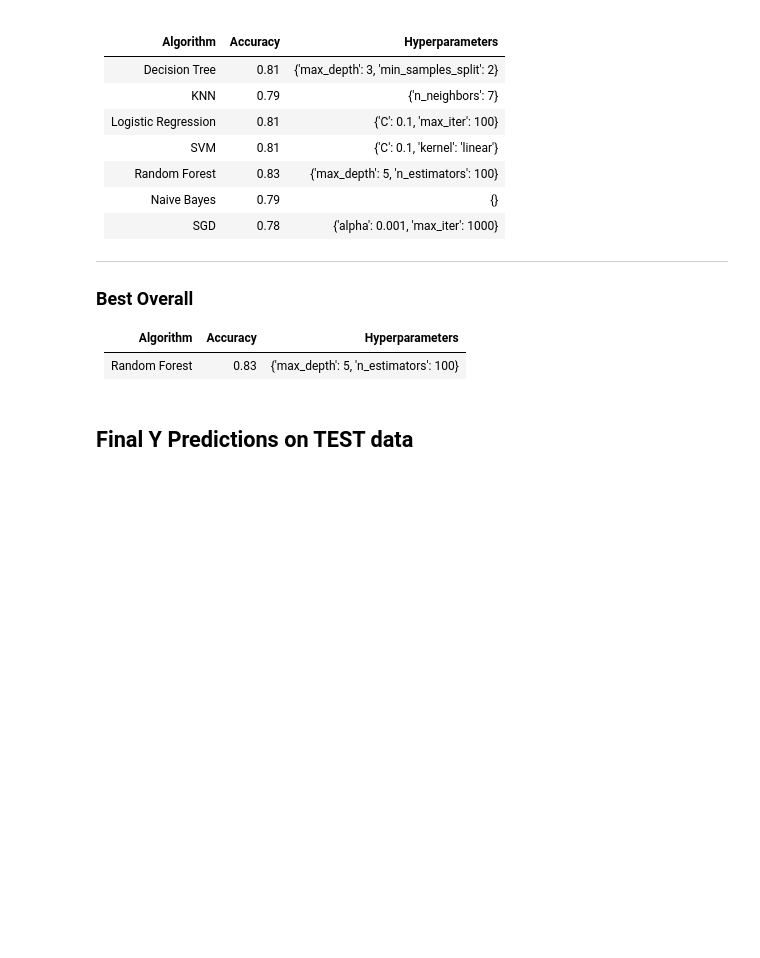
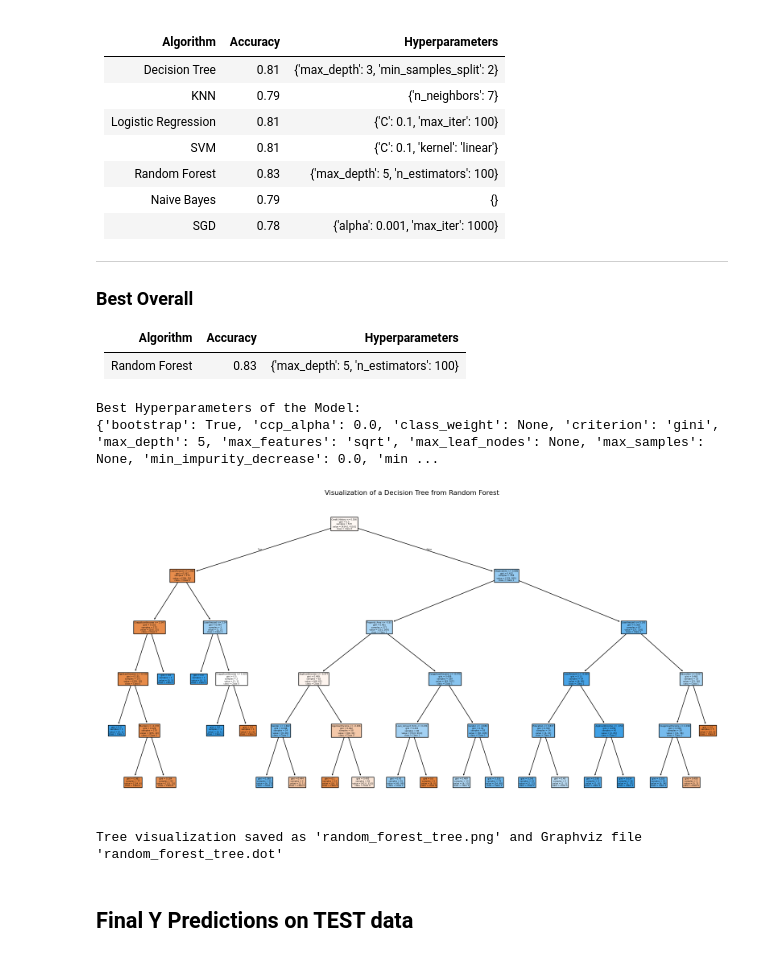
Before and after one commit to MohitPanchasara/Machine-Learning, a Jupyter notebook: Projects/Top 10 benchmark algorithms/Task10_Benchmark_ML_Algorithms.ipynb, the cells around one changed output. Saved outputs shown, nothing was run; the diff lists cells and outputs as text; code cells hidden in the pictures; blank space fills up the shorter version.

```diff
--- a/Projects/Top 10 benchmark algorithms/Task10_Benchmark_ML_Algorithms.ipynb
+++ b/Projects/Top 10 benchmark algorithms/Task10_Benchmark_ML_Algorithms.ipynb
@@ -1141,6 +1141,39 @@ weighted avg       0.85      0.83      0.83       844
 |   Algorithm   |Accuracy|            Hyperparameters            |
 |---------------|--------|---------------------------------------|
 | Random Forest |  0.83  | {'max_depth': 5, 'n_estimators': 100} |
+# %%
+import joblib
+import pandas as pd
+import matplotlib.pyplot as plt
+from sklearn.tree import plot_tree
+import graphviz
+from sklearn.tree import export_graphviz
+
+model_filename = 'models/Final_model.pkl'
+rf = joblib.load(model_filename)
+
+best_params = rf.get_params()
+print("Best Hyperparameters of the Model:")
+print(best_params)
+
+# Visualizing one of the best trees in the forest
+tree_index = 0  # Choose a tree to visualize
+plt.figure(figsize=(20, 10))
+plot_tree(rf.estimators_[tree_index], filled=True, feature_names=X_train_resampled.columns, class_names=['Class 0', 'Class 1'])
+plt.title("Visualization of a Decision Tree from Random Forest")
+plt.savefig("random_forest_tree.png")  # Save as an image
+plt.show()
+# %% [output]
+Best Hyperparameters of the Model:
+{'bootstrap': True, 'ccp_alpha': 0.0, 'class_weight': None, 'criterion': 'gini', 'max_depth': 5, 'max_features': 'sqrt', 'max_leaf_nodes': None, 'max_samples': None, 'min_impurity_decrease': 0.0, 'min ...
+[figure, added]
+# %%
+dot_filename = "random_forest_tree.dot"
+export_graphviz(rf.estimators_[tree_index], out_file=dot_filename, filled=True, feature_names=X_train_resampled.columns, class_names=['Class 0', 'Class 1'])
+
+print(f"Tree visualization saved as 'random_forest_tree.png' and Graphviz file '{dot_filename}'")
+# %% [output]
+Tree visualization saved as 'random_forest_tree.png' and Graphviz file 'random_forest_tree.dot'
 # %% [markdown]
 ## Final Y Predictions on TEST data
 # %%
```
Also changed, not shown: parts of 3 cells of this notebook, 23 other files.
